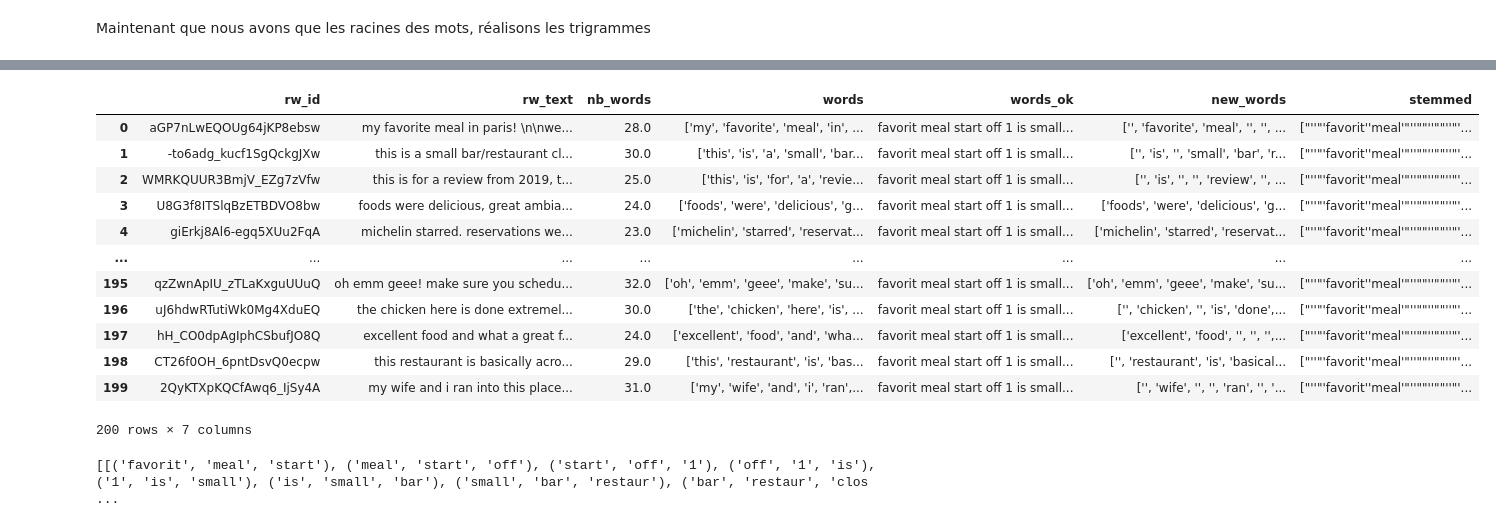
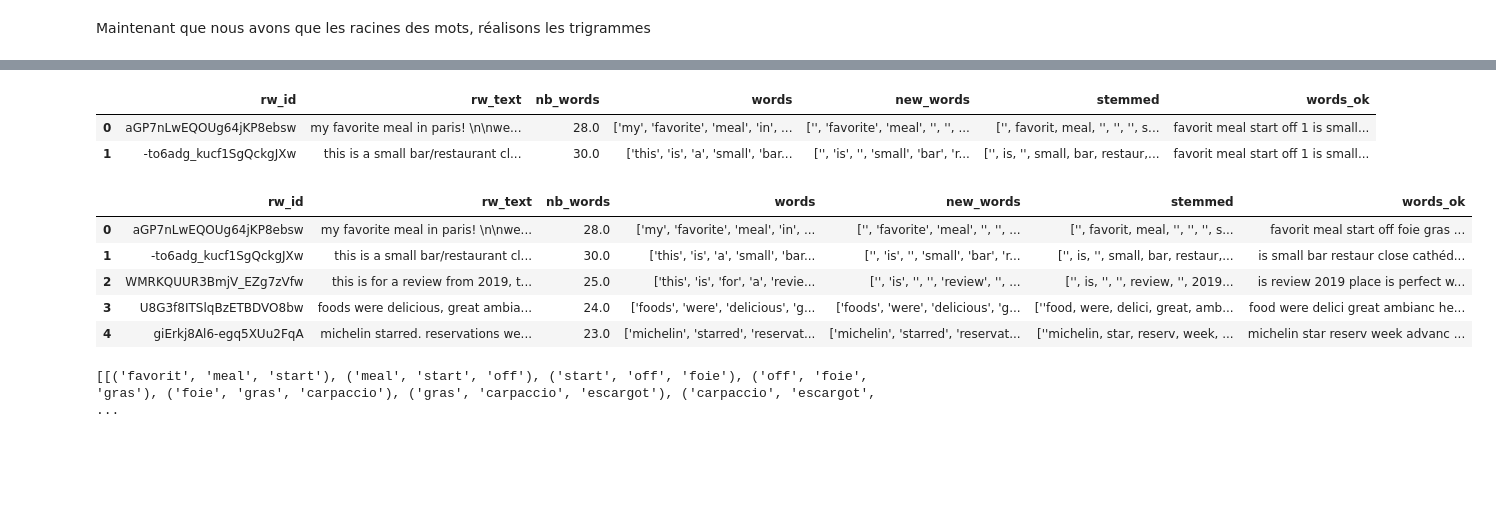
Before and after one commit to AurelieAAN/OP_Project6, a Jupyter notebook: P6_02_notebook.ipynb, the cells around one changed output, grey strips where cells are left out. Drawn from its saved outputs; the diff is of its cells as text; code cells hidden in the pictures; blank space fills up the shorter version.

```diff
--- a/P6_02_notebook.ipynb
+++ b/P6_02_notebook.ipynb
@@ -350,28 +358,25 @@ reviews["stemmed"]
 Name: stemmed, Length: 200, dtype: object
-# %%
-reviews["stemmed"] = str(reviews["stemmed"]).replace('0','').replace('\[, ','').replace('\], ','')
+# %%
+reviews.head(2)
+# %% [output]
+|  | rw_id | rw_text | nb_words | words | new_words | stemmed | words_ok |
+| 0 | aGP7nLwEQOUg64jKP8ebsw | my favorite meal in paris! \n\nwe... | 28.0 | ['my', 'favorite', 'meal', 'in', ... | ['', 'favorite', 'meal', '', '', ... | ['', favorit, meal, '', '', '', s... | favorit meal start off 1 is small... |
+| 1 | -to6adg_kucf1SgQckgJXw | this is a small bar/restaurant cl... | 30.0 | ['this', 'is', 'a', 'small', 'bar... | ['', 'is', '', 'small', 'bar', 'r... | ['', is, '', small, bar, restaur,... | favorit meal start off 1 is small... |
 # %%
 for index, element in reviews.iterrows():
     tokenizer = nltk.RegexpTokenizer(r'\w+')
-    tokens = tokenizer.tokenize(element["stemmed"])
+    tokens = tokenizer.tokenize(str(element["stemmed"]))
     reviews.loc[index, "words_ok"] = " ".join(tokens)
     # reviews.drop(["new_words", "stemmed"], axis=1)
 # %%
-reviews
+reviews.head(5)
 # %% [output]
-|  | rw_id | rw_text | nb_words | words | words_ok | new_words | stemmed |
-| 0 | aGP7nLwEQOUg64jKP8ebsw | my favorite meal in paris! \n\nwe... | 28.0 | ['my', 'favorite', 'meal', 'in', ... | favorit meal start off 1 is small... | ['', 'favorite', 'meal', '', '', ... | ["''"'favorit''meal'"''""''""''"'... |
-| 1 | -to6adg_kucf1SgQckgJXw | this is a small bar/restaurant cl... | 30.0 | ['this', 'is', 'a', 'small', 'bar... | favorit meal start off 1 is small... | ['', 'is', '', 'small', 'bar', 'r... | ["''"'favorit''meal'"''""''""''"'... |
-| 2 | WMRKQUUR3BmjV_EZg7zVfw | this is for a review from 2019, t... | 25.0 | ['this', 'is', 'for', 'a', 'revie... | favorit meal start off 1 is small... | ['', 'is', '', '', 'review', '', ... | ["''"'favorit''meal'"''""''""''"'... |
-| 3 | U8G3f8ITSlqBzETBDVO8bw | foods were delicious, great ambia... | 24.0 | ['foods', 'were', 'delicious', 'g... | favorit meal start off 1 is small... | ['foods', 'were', 'delicious', 'g... | ["''"'favorit''meal'"''""''""''"'... |
-| 4 | giErkj8Al6-egq5XUu2FqA | michelin starred. reservations we... | 23.0 | ['michelin', 'starred', 'reservat... | favorit meal start off 1 is small... | ['michelin', 'starred', 'reservat... | ["''"'favorit''meal'"''""''""''"'... |
-| ... | ... | ... | ... | ... | ... | ... | ... |
-| 195 | qzZwnApIU_zTLaKxguUUuQ | oh emm geee! make sure you schedu... | 32.0 | ['oh', 'emm', 'geee', 'make', 'su... | favorit meal start off 1 is small... | ['oh', 'emm', 'geee', 'make', 'su... | ["''"'favorit''meal'"''""''""''"'... |
-| 196 | uJ6hdwRTutiWk0Mg4XduEQ | the chicken here is done extremel... | 30.0 | ['the', 'chicken', 'here', 'is', ... | favorit meal start off 1 is small... | ['', 'chicken', '', 'is', 'done',... | ["''"'favorit''meal'"''""''""''"'... |
-| 197 | hH_CO0dpAgIphCSbufJO8Q | excellent food and what a great f... | 24.0 | ['excellent', 'food', 'and', 'wha... | favorit meal start off 1 is small... | ['excellent', 'food', '', '', '',... | ["''"'favorit''meal'"''""''""''"'... |
-| 198 | CT26f0OH_6pntDsvQ0ecpw | this restaurant is basically acro... | 29.0 | ['this', 'restaurant', 'is', 'bas... | favorit meal start off 1 is small... | ['', 'restaurant', 'is', 'basical... | ["''"'favorit''meal'"''""''""''"'... |
-| 199 | 2QyKTXpKQCfAwq6_IjSy4A | my wife and i ran into this place... | 31.0 | ['my', 'wife', 'and', 'i', 'ran',... | favorit meal start off 1 is small... | ['', 'wife', '', '', 'ran', '', '... | ["''"'favorit''meal'"''""''""''"'... |
+|  | rw_id | rw_text | nb_words | words | new_words | stemmed | words_ok |
+| 0 | aGP7nLwEQOUg64jKP8ebsw | my favorite meal in paris! \n\nwe... | 28.0 | ['my', 'favorite', 'meal', 'in', ... | ['', 'favorite', 'meal', '', '', ... | ['', favorit, meal, '', '', '', s... | favorit meal start off foie gras ... |
+| 1 | -to6adg_kucf1SgQckgJXw | this is a small bar/restaurant cl... | 30.0 | ['this', 'is', 'a', 'small', 'bar... | ['', 'is', '', 'small', 'bar', 'r... | ['', is, '', small, bar, restaur,... | is small bar restaur close cathéd... |
+| 2 | WMRKQUUR3BmjV_EZg7zVfw | this is for a review from 2019, t... | 25.0 | ['this', 'is', 'for', 'a', 'revie... | ['', 'is', '', '', 'review', '', ... | ['', is, '', '', review, '', 2019... | is review 2019 place is perfect w... |
+| 3 | U8G3f8ITSlqBzETBDVO8bw | foods were delicious, great ambia... | 24.0 | ['foods', 'were', 'delicious', 'g... | ['foods', 'were', 'delicious', 'g... | [''food, were, delici, great, amb... | food were delici great ambianc he... |
+| 4 | giErkj8Al6-egq5XUu2FqA | michelin starred. reservations we... | 23.0 | ['michelin', 'starred', 'reservat... | ['michelin', 'starred', 'reservat... | [''michelin, star, reserv, week, ... | michelin star reserv week advanc ... |
-200 rows × 7 columns
 # %%
 trigrams_all= []
 for element in reviews["words_ok"]:
@@ -381,4 +386,4 @@ for element in reviews["words_ok"]:
     break
 trigrams_all
 # %% [output]
-[[('favorit', 'meal', 'start'), ('meal', 'start', 'off'), ('start', 'off', '1'), ('off', '1', 'is'), ('1', 'is', 'small'), ('is', 'small', 'bar'), ('small', 'bar', 'restaur'), ('bar', 'restaur', 'clos ...
+[[('favorit', 'meal', 'start'), ('meal', 'start', 'off'), ('start', 'off', 'foie'), ('off', 'foie', 'gras'), ('foie', 'gras', 'carpaccio'), ('gras', 'carpaccio', 'escargot'), ('carpaccio', 'escargot', ...
```
Also changed, not shown: parts of 8 cells of this notebook.
